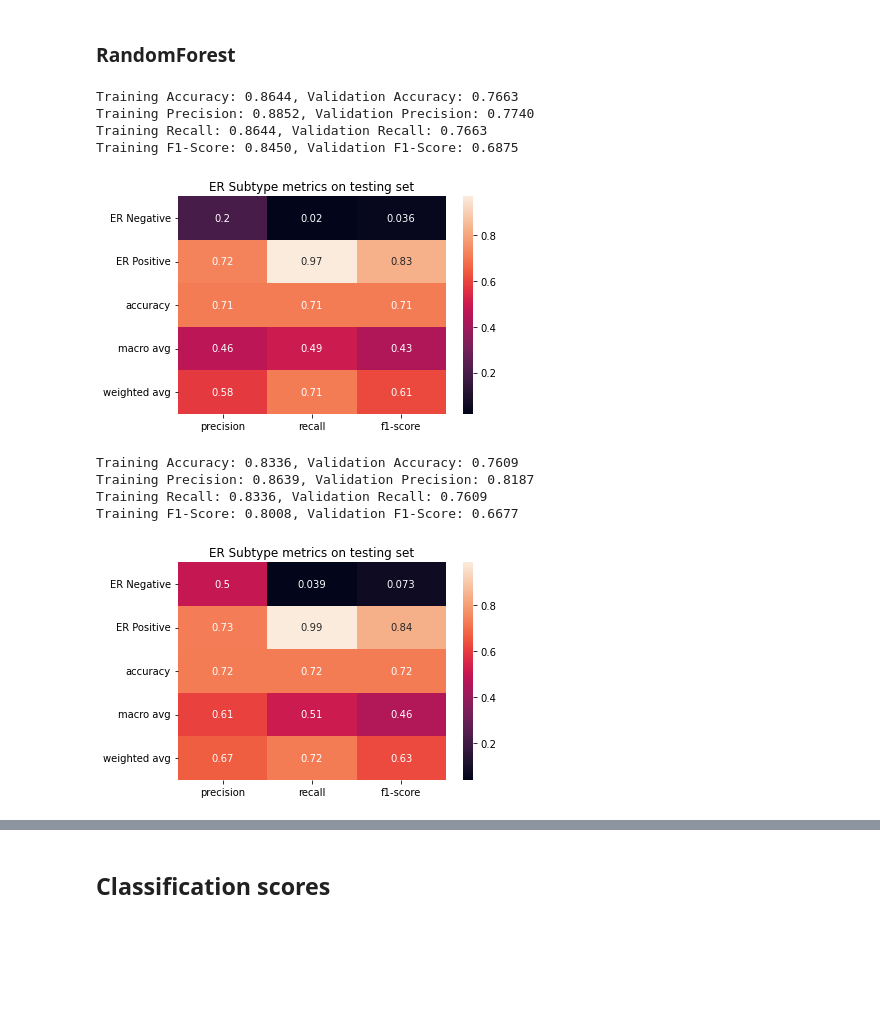
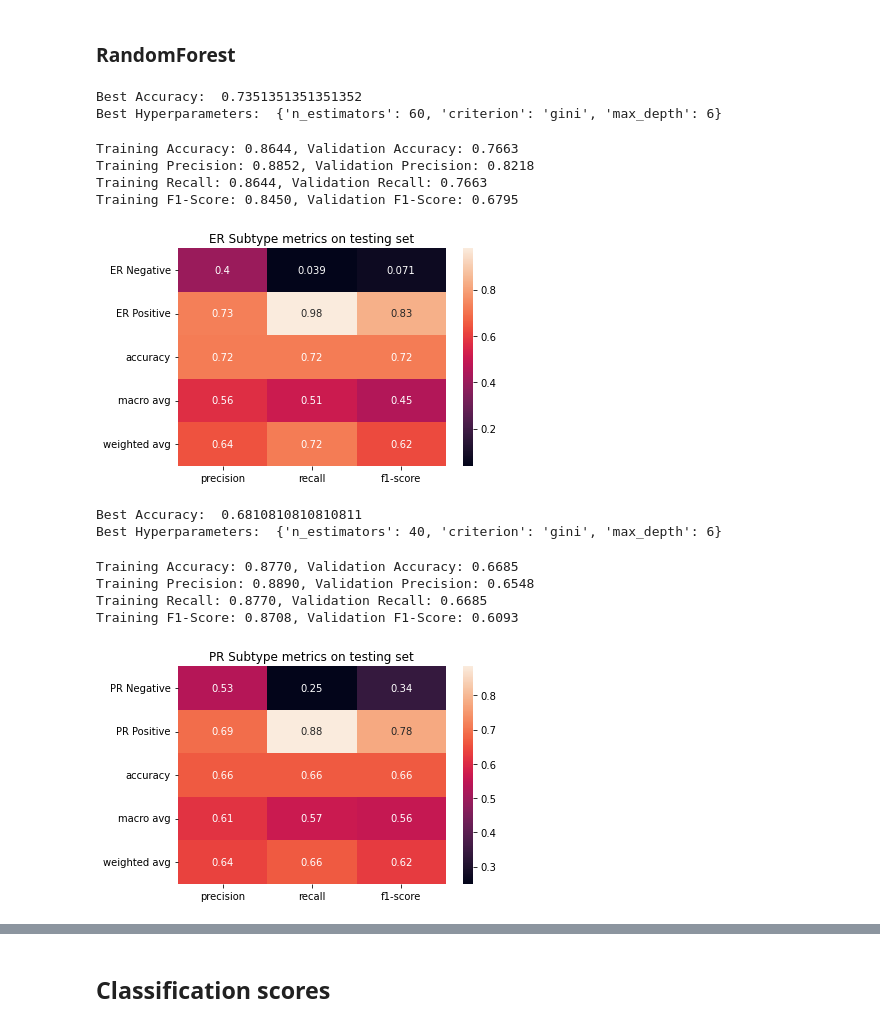
Before and after one commit to breast-cancer-detection-with-mri-images/Breast-Cancer-Subtype-from-MRI, a Jupyter notebook: modelling/ML Models/RandomForest.ipynb, the cells around one changed output, grey strips where cells are left out. Saved outputs shown, nothing was run; the diff lists cells and outputs as text; code cells hidden in the pictures; blank space fills up the shorter version.

```diff
--- a/modelling/ML Models/RandomForest.ipynb
+++ b/modelling/ML Models/RandomForest.ipynb
@@ -203,32 +226,41 @@ from sklearn.svm import SVC
+# %%
+get_hyperparameter(train_x, train_y_er, test_x, test_y_er)
+# %% [output]
+Best Accuracy:  0.7351351351351352
+Best Hyperparameters:  {'n_estimators': 60, 'criterion': 'gini', 'max_depth': 6}
 # %%
-forest_er = RandomForestClassifier(n_estimators = 50, criterion = 'gini', max_depth = 6)
+forest_er = RandomForestClassifier(n_estimators = 60, criterion = 'gini', max_depth = 6)
 report, forest_er = get_classification_report(forest_er, train_x, train_y_er, val_x, val_y_er, test_x, test_y_er, ['ER Negative', 'ER Positive'], 'ER Subtype metrics on testing set')
 
 
 result = pd.DataFrame(report, index = [0])
 result['Algorithm'] = 'Random Forest'
 result['Subtype'] = 'ER'
 result = result[list(result.columns[-2:]) + list(result.columns[:-2])]
 classification_results = pd.concat([classification_results, result])
 # %% [output]
 Training Accuracy: 0.8644, Validation Accuracy: 0.7663
-Training Precision: 0.8852, Validation Precision: 0.7740
+Training Precision: 0.8852, Validation Precision: 0.8218
 Training Recall: 0.8644, Validation Recall: 0.7663
-Training F1-Score: 0.8450, Validation F1-Score: 0.6875
+Training F1-Score: 0.8450, Validation F1-Score: 0.6795
-[figure, old version]
+[figure, new version]
+# %%
+get_hyperparameter(train_x, train_y_pr, test_x, test_y_pr)
+# %% [output]
+Best Accuracy:  0.6810810810810811
+Best Hyperparameters:  {'n_estimators': 40, 'criterion': 'gini', 'max_depth': 6}
 # %%
-forest_er = RandomForestClassifier(n_estimators = 50, criterion = 'entropy', max_depth = 6)
-report, forest_er = get_classification_report(forest_er, train_x, train_y_er, val_x, val_y_er, test_x, test_y_er, ['ER Negative', 'ER Positive'], 'ER Subtype metrics on testing set')
-
+forest_pr = RandomForestClassifier(n_estimators = 40, criterion = 'gini', max_depth = 6)
+report, forest_pr = get_classification_report(forest_pr, train_x, train_y_pr, val_x, val_y_pr, test_x, test_y_pr, ['PR Negative', 'PR Positive'], 'PR Subtype metrics on testing set')
 
 result = pd.DataFrame(report, index = [0])
 result['Algorithm'] = 'Random Forest'
-result['Subtype'] = 'ER'
+result['Subtype'] = 'PR'
 result = result[list(result.columns[-2:]) + list(result.columns[:-2])]
 classification_results = pd.concat([classification_results, result])
 # %% [output]
-Training Accuracy: 0.8336, Validation Accuracy: 0.7609
-Training Precision: 0.8639, Validation Precision: 0.8187
-Training Recall: 0.8336, Validation Recall: 0.7609
-Training F1-Score: 0.8008, Validation F1-Score: 0.6677
+Training Accuracy: 0.8770, Validation Accuracy: 0.6685
+Training Precision: 0.8890, Validation Precision: 0.6548
+Training Recall: 0.8770, Validation Recall: 0.6685
+Training F1-Score: 0.8708, Validation F1-Score: 0.6093
-[figure, old version]
+[figure, new version]
```
Also changed, not shown: parts of 10 cells of this notebook.
